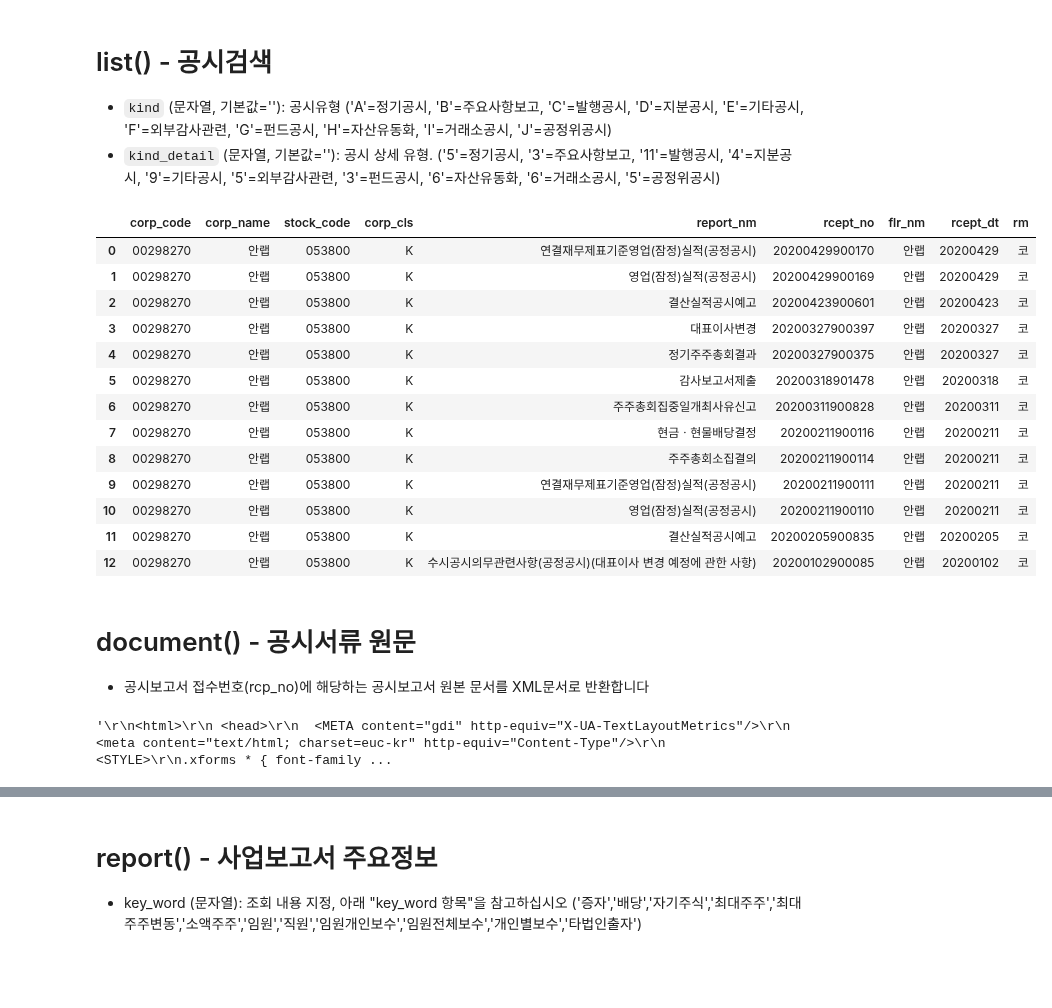
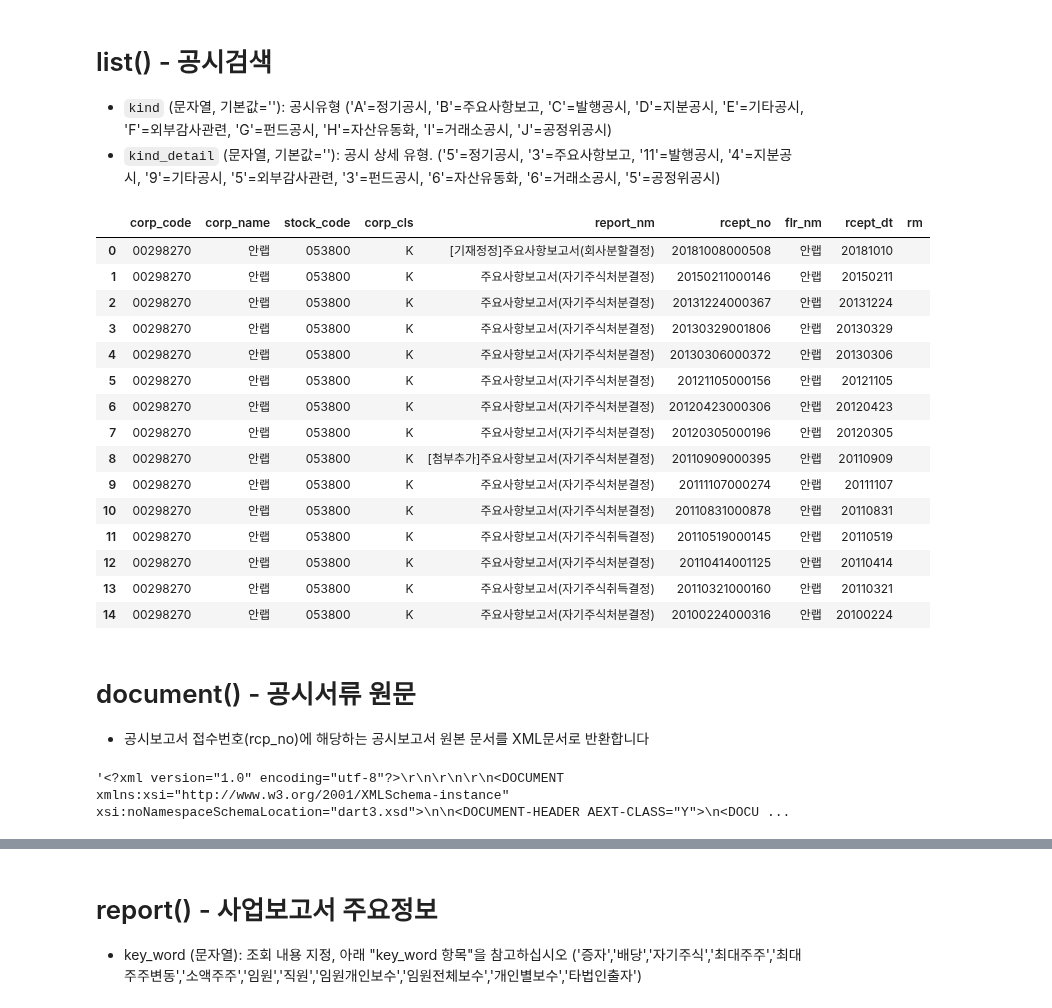
Before and after one commit to nockchun/rsnet, a Jupyter notebook: lecture_source/collect_analysis/data01_dart-api.ipynb, the cells around one changed output, grey strips where cells are left out. Cells and saved outputs as stored; diff of their text form; code cells hidden in the pictures; blank space fills up the shorter version.

```diff
--- a/lecture_source/collect_analysis/data01_dart-api.ipynb
+++ b/lecture_source/collect_analysis/data01_dart-api.ipynb
@@ -11,7 +11,7 @@ import OpenDartReader
 from bs4 import BeautifulSoup
 import pandas as pd
 # %%
-api_key = 'xxxxxxxxxxxxxxxxxxxxxxxxx'
+api_key = 'xxxxxxxx'
 dart = OpenDartReader(api_key)
 # %% [markdown]
 # find_corp_code() - 고유번호 얻기
@@ -24,30 +24,32 @@ dart.find_corp_code("053800"), dart.find_corp_code("안랩")
 * `kind` (문자열, 기본값=''): 공시유형 ('A'=정기공시, 'B'=주요사항보고, 'C'=발행공시, 'D'=지분공시, 'E'=기타공시, 'F'=외부감사관련, 'G'=펀드공시, 'H'=자산유동화, 'I'=거래소공시, 'J'=공정위공시)
 * `kind_detail` (문자열, 기본값=''): 공시 상세 유형. ('5'=정기공시, '3'=주요사항보고, '11'=발행공시, '4'=지분공시, '9'=기타공시, '5'=외부감사관련, '3'=펀드공시, '6'=자산유동화, '6'=거래소공시, '5'=공정위공시)
 # %%
-dart.list('053800', kind='I', start='2020-01-01', end='2020-12-31')
+dart.list('053800', kind='B', start='2010-01-01', end='2020-12-31')
 # %% [output]
 |  | corp_code | corp_name | stock_code | corp_cls | report_nm | rcept_no | flr_nm | rcept_dt | rm |
-| 0 | 00298270 | 안랩 | 053800 | K | 연결재무제표기준영업(잠정)실적(공정공시) | 20200429900170 | 안랩 | 20200429 | 코 |
-| 1 | 00298270 | 안랩 | 053800 | K | 영업(잠정)실적(공정공시) | 20200429900169 | 안랩 | 20200429 | 코 |
-| 2 | 00298270 | 안랩 | 053800 | K | 결산실적공시예고 | 20200423900601 | 안랩 | 20200423 | 코 |
-| 3 | 00298270 | 안랩 | 053800 | K | 대표이사변경 | 20200327900397 | 안랩 | 20200327 | 코 |
-| 4 | 00298270 | 안랩 | 053800 | K | 정기주주총회결과 | 20200327900375 | 안랩 | 20200327 | 코 |
-| 5 | 00298270 | 안랩 | 053800 | K | 감사보고서제출 | 20200318901478 | 안랩 | 20200318 | 코 |
-| 6 | 00298270 | 안랩 | 053800 | K | 주주총회집중일개최사유신고 | 20200311900828 | 안랩 | 20200311 | 코 |
-| 7 | 00298270 | 안랩 | 053800 | K | 현금ㆍ현물배당결정 | 20200211900116 | 안랩 | 20200211 | 코 |
-| 8 | 00298270 | 안랩 | 053800 | K | 주주총회소집결의 | 20200211900114 | 안랩 | 20200211 | 코 |
-| 9 | 00298270 | 안랩 | 053800 | K | 연결재무제표기준영업(잠정)실적(공정공시) | 20200211900111 | 안랩 | 20200211 | 코 |
-| 10 | 00298270 | 안랩 | 053800 | K | 영업(잠정)실적(공정공시) | 20200211900110 | 안랩 | 20200211 | 코 |
-| 11 | 00298270 | 안랩 | 053800 | K | 결산실적공시예고 | 20200205900835 | 안랩 | 20200205 | 코 |
-| 12 | 00298270 | 안랩 | 053800 | K | 수시공시의무관련사항(공정공시)(대표이사 변경 예정에 관한 사항) | 20200102900085 | 안랩 | 20200102 | 코 |
+| 0 | 00298270 | 안랩 | 053800 | K | [기재정정]주요사항보고서(회사분할결정) | 20181008000508 | 안랩 | 20181010 |  |
+| 1 | 00298270 | 안랩 | 053800 | K | 주요사항보고서(자기주식처분결정) | 20150211000146 | 안랩 | 20150211 |  |
+| 2 | 00298270 | 안랩 | 053800 | K | 주요사항보고서(자기주식처분결정) | 20131224000367 | 안랩 | 20131224 |  |
+| 3 | 00298270 | 안랩 | 053800 | K | 주요사항보고서(자기주식처분결정) | 20130329001806 | 안랩 | 20130329 |  |
+| 4 | 00298270 | 안랩 | 053800 | K | 주요사항보고서(자기주식처분결정) | 20130306000372 | 안랩 | 20130306 |  |
+| 5 | 00298270 | 안랩 | 053800 | K | 주요사항보고서(자기주식처분결정) | 20121105000156 | 안랩 | 20121105 |  |
+| 6 | 00298270 | 안랩 | 053800 | K | 주요사항보고서(자기주식처분결정) | 20120423000306 | 안랩 | 20120423 |  |
+| 7 | 00298270 | 안랩 | 053800 | K | 주요사항보고서(자기주식처분결정) | 20120305000196 | 안랩 | 20120305 |  |
+| 8 | 00298270 | 안랩 | 053800 | K | [첨부추가]주요사항보고서(자기주식처분결정) | 20110909000395 | 안랩 | 20110909 |  |
+| 9 | 00298270 | 안랩 | 053800 | K | 주요사항보고서(자기주식처분결정) | 20111107000274 | 안랩 | 20111107 |  |
+| 10 | 00298270 | 안랩 | 053800 | K | 주요사항보고서(자기주식처분결정) | 20110831000878 | 안랩 | 20110831 |  |
+| 11 | 00298270 | 안랩 | 053800 | K | 주요사항보고서(자기주식취득결정) | 20110519000145 | 안랩 | 20110519 |  |
+| 12 | 00298270 | 안랩 | 053800 | K | 주요사항보고서(자기주식처분결정) | 20110414001125 | 안랩 | 20110414 |  |
+| 13 | 00298270 | 안랩 | 053800 | K | 주요사항보고서(자기주식취득결정) | 20110321000160 | 안랩 | 20110321 |  |
+| 14 | 00298270 | 안랩 | 053800 | K | 주요사항보고서(자기주식처분결정) | 20100224000316 | 안랩 | 20100224 |  |
 # %% [markdown]
 # document() - 공시서류 원문
 * 공시보고서 접수번호(rcp_no)에 해당하는 공시보고서 원본 문서를 XML문서로 반환합니다
 # %%
-xml_text = dart.document('20200327900375') # 사업보고서 (2018.12)
+xml_text = dart.document('20100224000316') # 사업보고서 (2018.12)
 xml_text[:2000]
 # %% [output]
-'\r\n<html>\r\n <head>\r\n  <META content="gdi" http-equiv="X-UA-TextLayoutMetrics"/>\r\n  <meta content="text/html; charset=euc-kr" http-equiv="Content-Type"/>\r\n  <STYLE>\r\n.xforms * { font-family ...
+'<?xml version="1.0" encoding="utf-8"?>\r\n\r\n\r\n<DOCUMENT xmlns:xsi="http://www.w3.org/2001/XMLSchema-instance" xsi:noNamespaceSchemaLocation="dart3.xsd">\n\n<DOCUMENT-HEADER AEXT-CLASS="Y">\n<DOCU ...
 # %%
 soup = BeautifulSoup(xml_text, "html.parser")
 # %%
```
Also changed, not shown: parts of 4 cells of this notebook, 13 other files.
